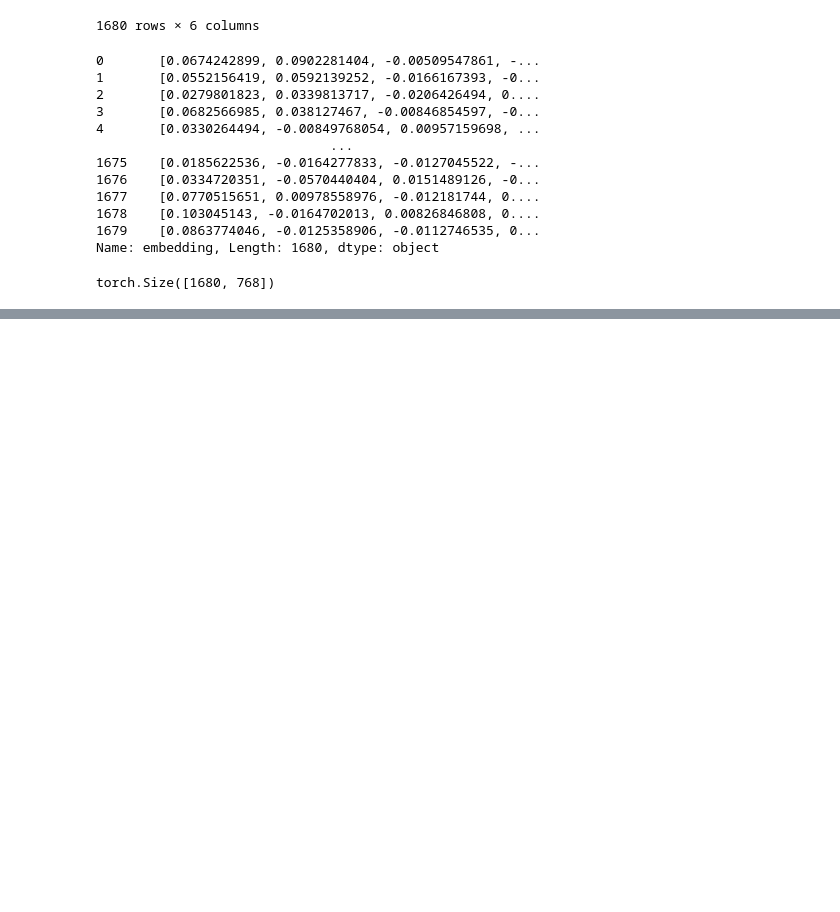
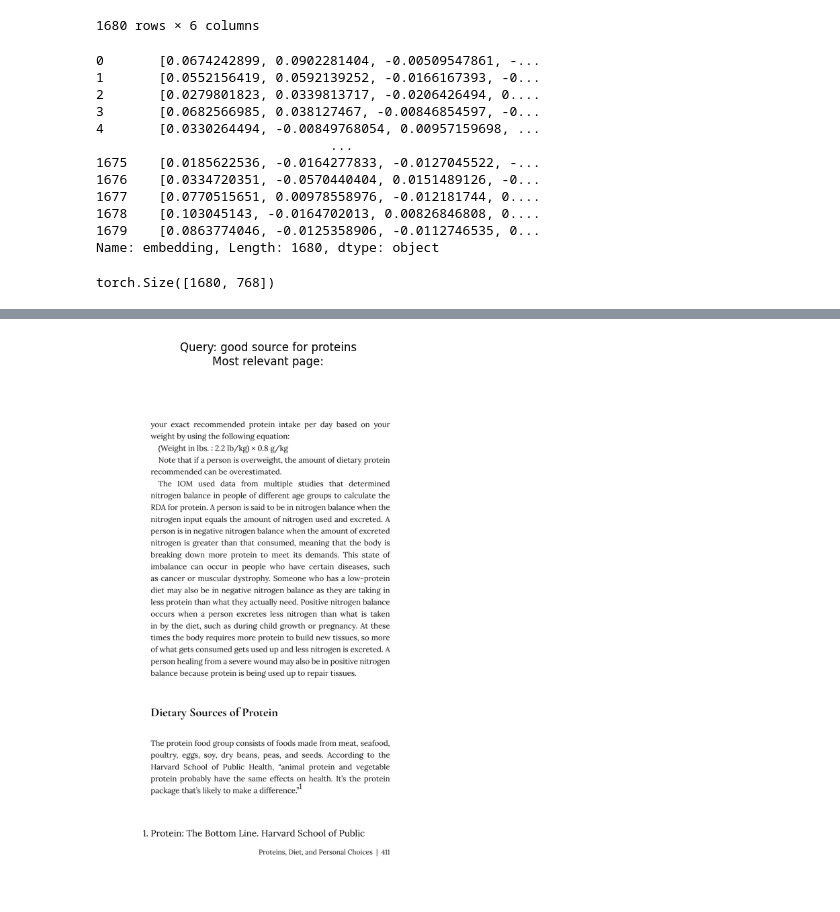
Before and after one commit to dawmro/simple-local-rag, a Jupyter notebook: local-rag.ipynb, the cells around one changed output, grey strips where cells are left out. Cells and saved outputs as stored; diff of their text form; code cells hidden in the pictures; blank space fills up the shorter version.

```diff
--- a/local-rag.ipynb
+++ b/local-rag.ipynb
@@ -568,0 +543,19 @@ pages_and_chunks[42]
+# %%
+import textwrap
+
+def print_wrapped(text, wrap_length=80):
+    wrapped_text = textwrap.fill(text, wrap_length)
+    print(wrapped_text)
+# %%
+print(f"{showTime()} Query: {query}\n")
+print(f"{showTime()} Results: ")
+pages_with_results = []
+# loop through zipped scores and indicies from torch.topk
+for score, idx in zip(top_results_dot_product[0], top_results_dot_product[1]):
+    print(f"Score: {score:.4f}")
+    print(f"Text: ")
+    print_wrapped(pages_and_chunks[idx]['sentence_chunk'])
+    print(f"Page number: {pages_and_chunks[idx]['page_number']}")
+    print("\n")
+    pages_with_results.append(pages_and_chunks[idx]['page_number'])
+print(pages_with_results[0])
@@ -568,0 +580,27 @@ pages_and_chunks[42]
+# %%
+# automatically open pdf page related to query
+import fitz
+
+pdf_path = "human-nutrition-text.pdf"
+doc = fitz.open(pdf_path)
+page = doc.load_page(pages_with_results[0] + 41)
+
+# get image of page
+img = page.get_pixmap(dpi=300)
+
+# save image
+img.save("output_filename.png")
+doc.close()
+
+# convert pixmap into numpy array
+img_array = np.frombuffer(img.samples_mv, dtype=np.uint8).reshape((img.h, img.w, img.n))
+
+# display image using matplotlib
+import matplotlib.pyplot as plt
+plt.figure(figsize=(13,10))
+plt.imshow(img_array)
+plt.title(f"Query: {query} \nMost relevant page: ")
+plt.axis("off")
+plt.show()
+# %% [output]
+[figure, added]
```
Also changed, not shown: parts of 17 cells of this notebook, 1 other file.
